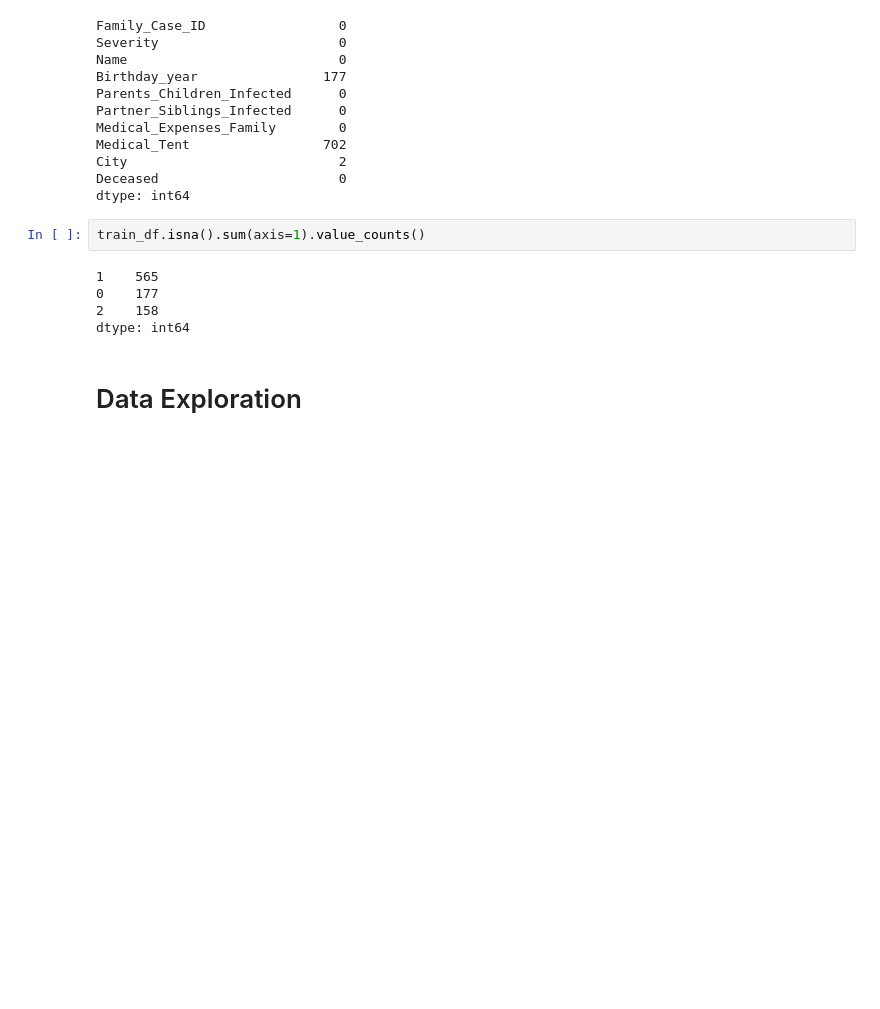
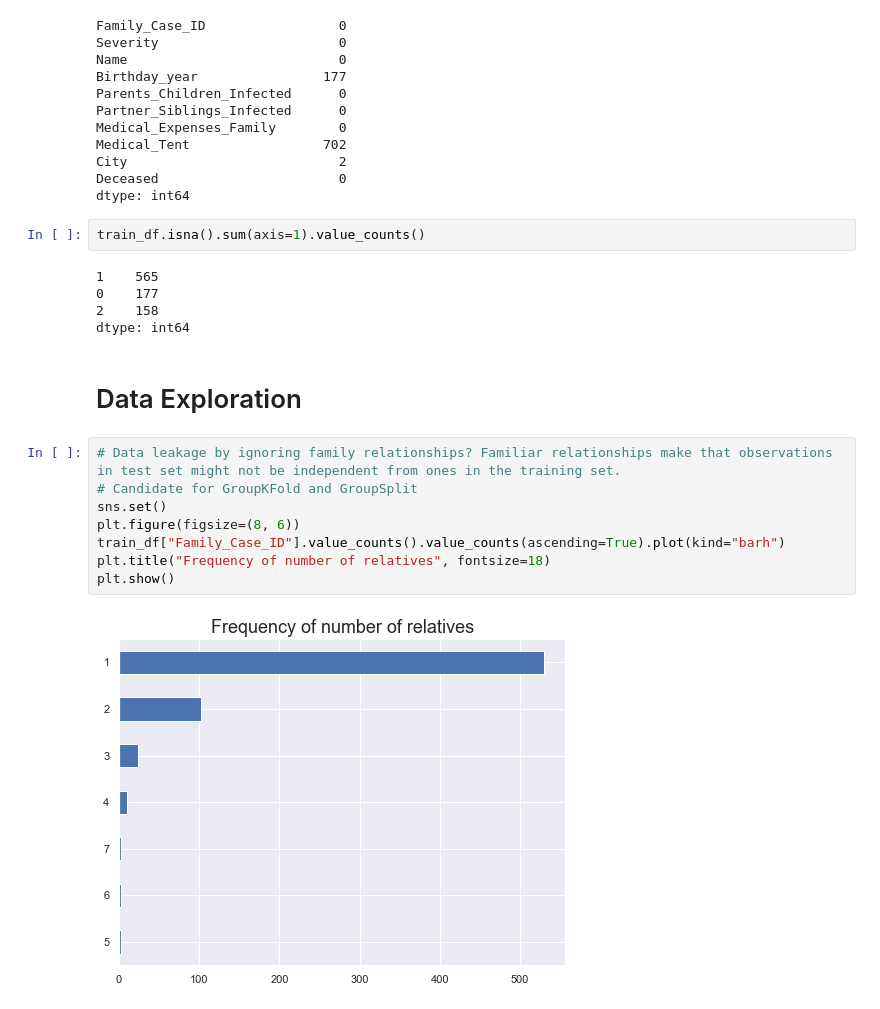
Before and after one commit to DavidSilva98/ML_project, a Jupyter notebook: group7.ipynb, the cells around one changed output. Drawn from its saved outputs; the diff is of its cells as text; blank space fills up the shorter version.

```diff
--- a/group7.ipynb
+++ b/group7.ipynb
@@ -142,4 +142,14 @@ train_df.isna().sum(axis=1).value_counts()
 dtype: int64
 # %% [markdown]
 # Data Exploration
+# %%
+# Data leakage by ignoring family relationships? Familiar relationships make that observations in test set might not be independent from ones in the training set.
+# Candidate for GroupKFold and GroupSplit
+sns.set()
+plt.figure(figsize=(8, 6))
+train_df["Family_Case_ID"].value_counts().value_counts(ascending=True).plot(kind="barh")
+plt.title("Frequency of number of relatives", fontsize=18)
+plt.show()
+# %% [output]
+[figure, added]
 # %%
```
Also changed, not shown: parts of 26 cells of this notebook.
